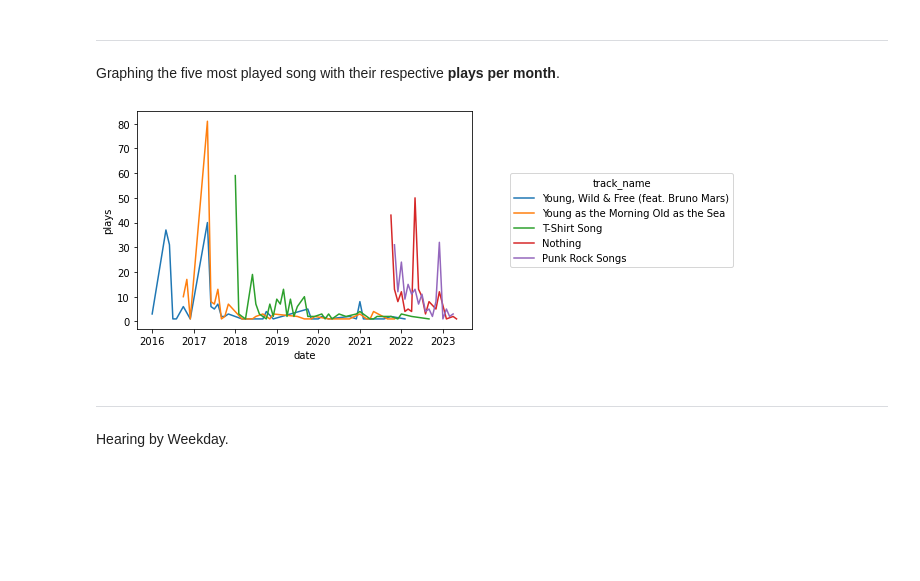
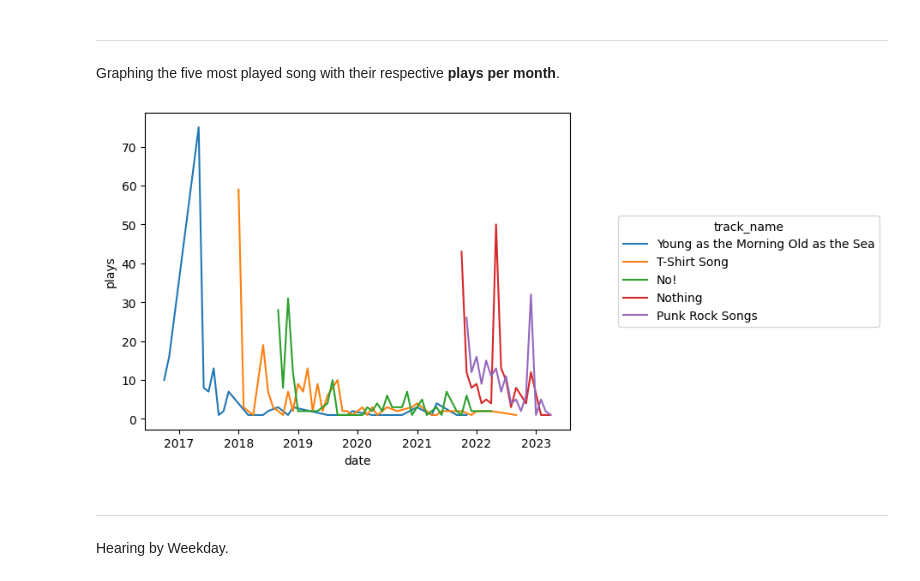
Before and after one commit to OleVoss/spotifystats, a Jupyter notebook: Analysis.ipynb, the cells around one changed output. Drawn from its saved outputs; the diff is of its cells as text; code cells hidden in the pictures; blank space fills up the shorter version.

```diff
--- a/Analysis.ipynb
+++ b/Analysis.ipynb
@@ -25,5 +27,7 @@ df.iloc[[0,-1]]
 # %%
 df.drop(columns=["username", "ip_addr_decrypted", "user_agent_decrypted", "offline_timestamp", "incognito_mode"], inplace=True)
+df = df.drop(df[df["master_metadata_album_artist_name"] == "Die drei !!!"].index)
+df = df.drop(df[df["master_metadata_album_artist_name"] == "Rick Riordan"].index)
 # %%
 df["ts"] = pd.to_datetime(df["ts"])
 original_length = len(df)
@@ -61,0 +50,4 @@ original length: 86032
+# %%
+df_top_tracks = df["master_metadata_track_name"].value_counts().to_frame()
+df_top_tracks = df_top_tracks.reset_index().rename(columns={"master_metadata_track_name":"name","count":"plays"})
+df_top_tracks.head()
@@ -247,17 +277,17 @@ Graphing the five most played song with their respective **plays per month**.
 # %%
 top10 = df["master_metadata_track_name"].value_counts().iloc[:5].index.values
 data = df[df["master_metadata_track_name"].isin(top10)]
 data = data.groupby([data["ts"].dt.year, data["ts"].dt.month], group_keys=False) \
     ["master_metadata_track_name"].value_counts().to_frame().rename_axis(["year", "month", "track_name"]).reset_index(2) \
-    .rename({"master_metadata_track_name":"plays"}, axis=1).reset_index()
+    .rename({"count":"plays"}, axis=1).reset_index()
 data["date"] = pd.to_datetime(data[["year", "month"]].assign(DAY=1))
 data = data.drop(["year", "month"], axis=1)
 
 
 ax = sns.lineplot(data=data, x="date", y="plays", hue="track_name")
 sns.move_legend(ax, "center left", bbox_to_anchor=(1.1,0.5))
 # %% [output]
-[figure, old version]
+[figure, new version]
 # %% [markdown]
 ---
 Hearing by Weekday.
```
Also changed, not shown: parts of 24 cells of this notebook, 2 other files.
